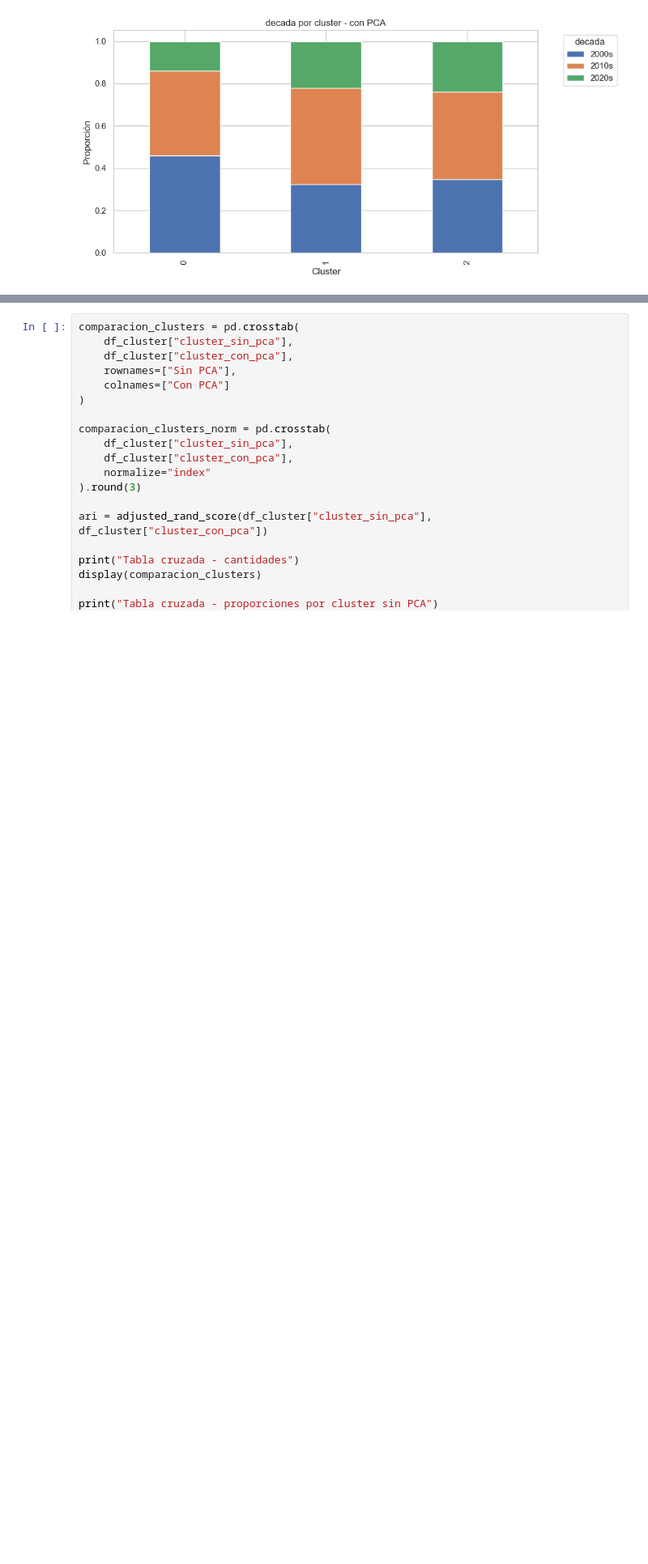
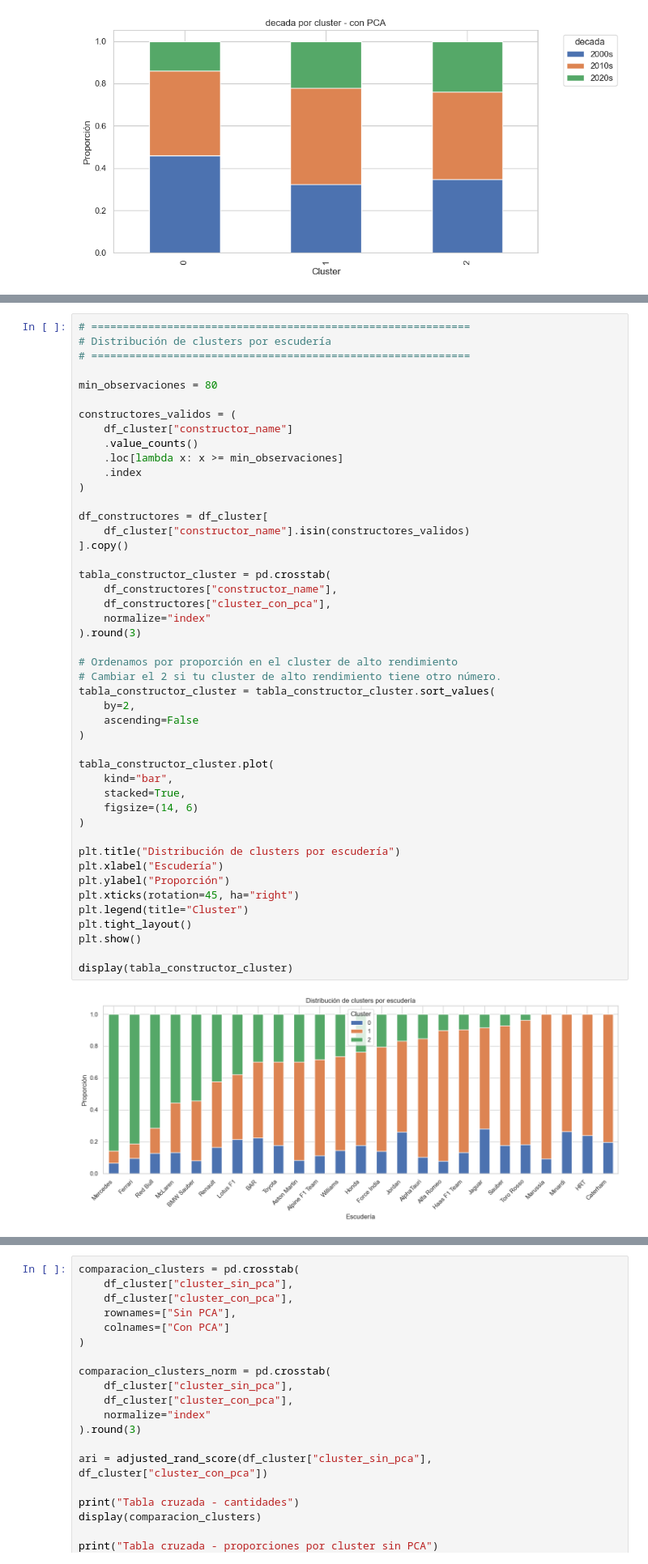
Before and after one commit to castillojuanignacio/Analisis-multivariado, a Jupyter notebook: notebooks/clustering/Cluster_formula1.ipynb, the cells around one changed output, grey strips where cells are left out. Shown at 81% size. Cells and saved outputs as stored; diff of their text form; blank space fills up the shorter version.

```diff
--- a/notebooks/clustering/Cluster_formula1.ipynb
+++ b/notebooks/clustering/Cluster_formula1.ipynb
@@ -960,0 +998,48 @@ Distribución de decada por cluster con PCA
+# %%
+# ============================================================
+# Distribución de clusters por escudería
+# ============================================================
+
+min_observaciones = 80
+
+constructores_validos = (
+    df_cluster["constructor_name"]
+    .value_counts()
+    .loc[lambda x: x >= min_observaciones]
+    .index
+)
+
+df_constructores = df_cluster[
+    df_cluster["constructor_name"].isin(constructores_validos)
+].copy()
+
+tabla_constructor_cluster = pd.crosstab(
+    df_constructores["constructor_name"],
+    df_constructores["cluster_con_pca"],
+    normalize="index"
+).round(3)
+
+# Ordenamos por proporción en el cluster de alto rendimiento
+# Cambiar el 2 si tu cluster de alto rendimiento tiene otro número.
+tabla_constructor_cluster = tabla_constructor_cluster.sort_values(
+    by=2,
+    ascending=False
+)
+
+tabla_constructor_cluster.plot(
+    kind="bar",
+    stacked=True,
+    figsize=(14, 6)
+)
+
+plt.title("Distribución de clusters por escudería")
+plt.xlabel("Escudería")
+plt.ylabel("Proporción")
+plt.xticks(rotation=45, ha="right")
+plt.legend(title="Cluster")
+plt.tight_layout()
+plt.show()
+
+display(tabla_constructor_cluster)
+# %% [output]
+[figure, added]
```
Also changed, not shown: parts of 13 cells of this notebook.
